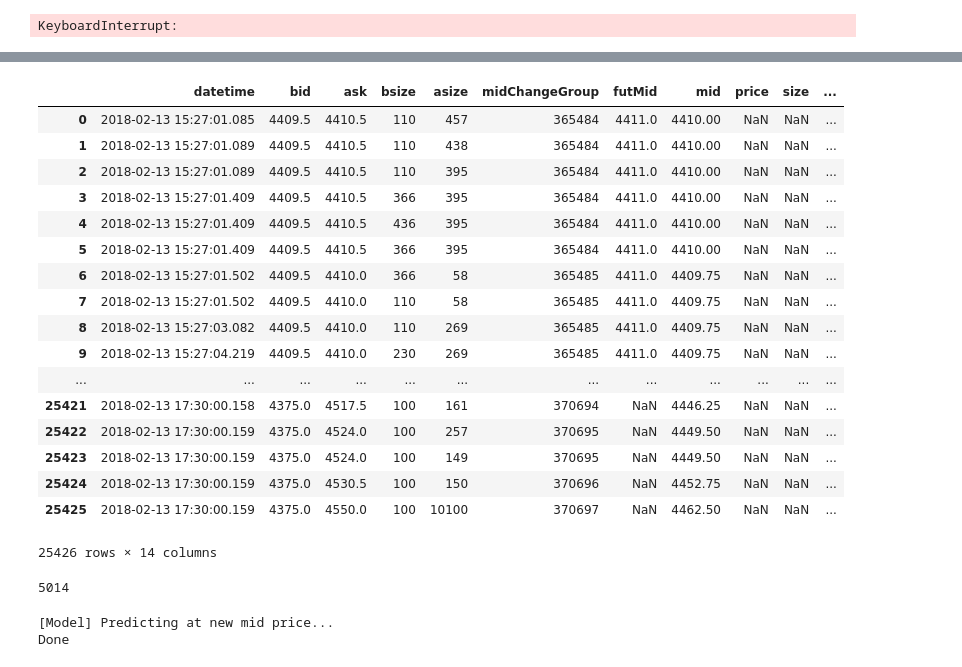
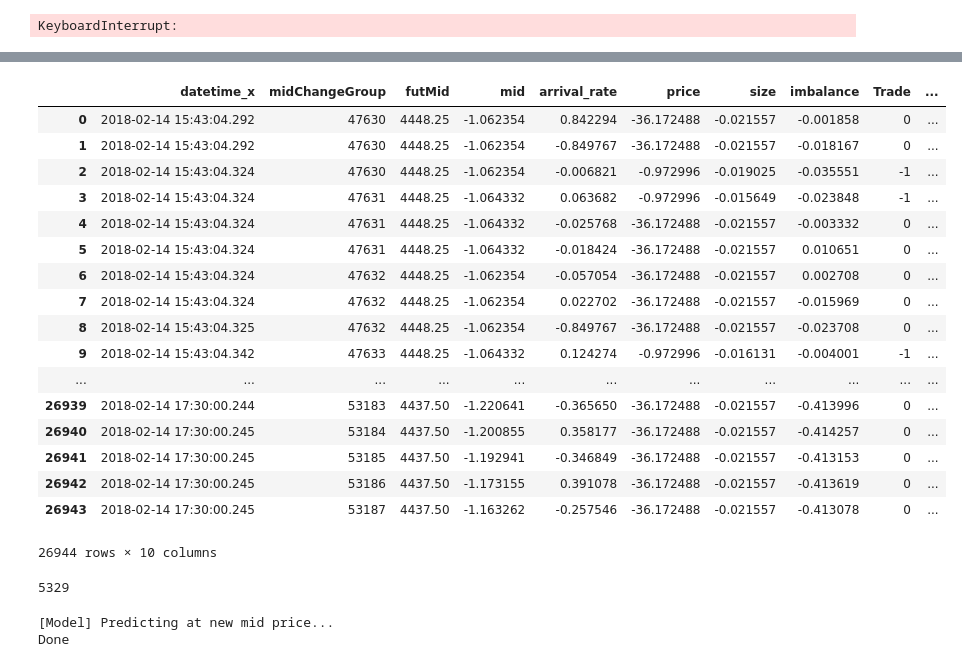
Before and after one commit to Vishwesh4/BDC_shaastra, a Jupyter notebook: model.ipynb, the cells around one changed output, grey strips where cells are left out. Drawn from its saved outputs; the diff is of its cells as text; code cells hidden in the pictures.

```diff
--- a/model.ipynb
+++ b/model.ipynb
@@ -436,8 +495,8 @@ df_test = feature_engg(df_quoteout,df_tradeout)
 
 # Normalise test data
 def norm_test(df_test):
-    columns = list(mean.index)
-    df_test.loc[:,columns] = (df_test.loc[:,columns] - mean)/std
+    columns = list(Mean.index)
+    df_test.loc[:,columns] = (df_test.loc[:,columns] - Mean)/Std
     return df_test
 
 # Normalizing test data using the mean and std obtained from the training data
@@ -446,7 +505,7 @@ df_std.reset_index(inplace = True, drop = True)
 
 # Saving as CSV
 print('Saving as CSV...')
-df_std.to_csv('merged_test.csv')
+# df_std.to_csv('merged_test.csv')
 df_std.info()
 # %% [output]
 Saving as CSV...
@@ -480,36 +539,37 @@ data_test = DataLoader(configs['data']['test_filename'],1,configs['data']['colum
 x_test, y_test = data_test.get_test_data(seq_len=configs['data']['sequence_length'],normalise=configs['data']['normalise'])
 # %%
 #To find the indicies where mid price changes
-i_split = int(len(df_std) * 0.9848)
-data_test  = df.iloc[i_split:]
+i_split = int(len(df_std) * 0.87)
+data_test  = df_std.iloc[i_split:]
 data_test=data_test.reset_index(inplace=False,drop=True)
 data_test
 # %% [output]
-|  | datetime | bid | ask | bsize | asize | midChangeGroup | futMid | mid | price | size | ... |
-| 0 | 2018-02-13 15:27:01.085 | 4409.5 | 4410.5 | 110 | 457 | 365484 | 4411.0 | 4410.00 | NaN | NaN | ... |
-| 1 | 2018-02-13 15:27:01.089 | 4409.5 | 4410.5 | 110 | 438 | 365484 | 4411.0 | 4410.00 | NaN | NaN | ... |
-| 2 | 2018-02-13 15:27:01.089 | 4409.5 | 4410.5 | 110 | 395 | 365484 | 4411.0 | 4410.00 | NaN | NaN | ... |
-| 3 | 2018-02-13 15:27:01.409 | 4409.5 | 4410.5 | 366 | 395 | 365484 | 4411.0 | 4410.00 | NaN | NaN | ... |
-| 4 | 2018-02-13 15:27:01.409 | 4409.5 | 4410.5 | 436 | 395 | 365484 | 4411.0 | 4410.00 | NaN | NaN | ... |
-| 5 | 2018-02-13 15:27:01.409 | 4409.5 | 4410.5 | 366 | 395 | 365484 | 4411.0 | 4410.00 | NaN | NaN | ... |
-| 6 | 2018-02-13 15:27:01.502 | 4409.5 | 4410.0 | 366 | 58 | 365485 | 4411.0 | 4409.75 | NaN | NaN | ... |
-| 7 | 2018-02-13 15:27:01.502 | 4409.5 | 4410.0 | 110 | 58 | 365485 | 4411.0 | 4409.75 | NaN | NaN | ... |
-| 8 | 2018-02-13 15:27:03.082 | 4409.5 | 4410.0 | 110 | 269 | 365485 | 4411.0 | 4409.75 | NaN | NaN | ... |
-| 9 | 2018-02-13 15:27:04.219 | 4409.5 | 4410.0 | 230 | 269 | 365485 | 4411.0 | 4409.75 | NaN | NaN | ... |
-| ... | ... | ... | ... | ... | ... | ... | ... | ... | ... | ... | ... |
-| 25421 | 2018-02-13 17:30:00.158 | 4375.0 | 4517.5 | 100 | 161 | 370694 | NaN | 4446.25 | NaN | NaN | ... |
-| 25422 | 2018-02-13 17:30:00.159 | 4375.0 | 4524.0 | 100 | 257 | 370695 | NaN | 4449.50 | NaN | NaN | ... |
-| 25423 | 2018-02-13 17:30:00.159 | 4375.0 | 4524.0 | 100 | 149 | 370695 | NaN | 4449.50 | NaN | NaN | ... |
-| 25424 | 2018-02-13 17:30:00.159 | 4375.0 | 4530.5 | 100 | 150 | 370696 | NaN | 4452.75 | NaN | NaN | ... |
-| 25425 | 2018-02-13 17:30:00.159 | 4375.0 | 4550.0 | 100 | 10100 | 370697 | NaN | 4462.50 | NaN | NaN | ... |
+|  | datetime_x | midChangeGroup | futMid | mid | arrival_rate | price | size | imbalance | Trade | ... |
+| 0 | 2018-02-14 15:43:04.292 | 47630 | 4448.25 | -1.062354 | 0.842294 | -36.172488 | -0.021557 | -0.001858 | 0 | ... |
+| 1 | 2018-02-14 15:43:04.292 | 47630 | 4448.25 | -1.062354 | -0.849767 | -36.172488 | -0.021557 | -0.018167 | 0 | ... |
+| 2 | 2018-02-14 15:43:04.324 | 47630 | 4448.25 | -1.062354 | -0.006821 | -0.972996 | -0.019025 | -0.035551 | -1 | ... |
+| 3 | 2018-02-14 15:43:04.324 | 47631 | 4448.25 | -1.064332 | 0.063682 | -0.972996 | -0.015649 | -0.023848 | -1 | ... |
+| 4 | 2018-02-14 15:43:04.324 | 47631 | 4448.25 | -1.064332 | -0.025768 | -36.172488 | -0.021557 | -0.003332 | 0 | ... |
+| 5 | 2018-02-14 15:43:04.324 | 47631 | 4448.25 | -1.064332 | -0.018424 | -36.172488 | -0.021557 | 0.010651 | 0 | ... |
+| 6 | 2018-02-14 15:43:04.324 | 47632 | 4448.25 | -1.062354 | -0.057054 | -36.172488 | -0.021557 | 0.002708 | 0 | ... |
+| 7 | 2018-02-14 15:43:04.324 | 47632 | 4448.25 | -1.062354 | 0.022702 | -36.172488 | -0.021557 | -0.015969 | 0 | ... |
+| 8 | 2018-02-14 15:43:04.325 | 47632 | 4448.25 | -1.062354 | -0.849767 | -36.172488 | -0.021557 | -0.023708 | 0 | ... |
+| 9 | 2018-02-14 15:43:04.342 | 47633 | 4448.25 | -1.064332 | 0.124274 | -0.972996 | -0.016131 | -0.004001 | -1 | ... |
+| ... | ... | ... | ... | ... | ... | ... | ... | ... | ... | ... |
+| 26939 | 2018-02-14 17:30:00.244 | 53183 | 4437.50 | -1.220641 | -0.365650 | -36.172488 | -0.021557 | -0.413996 | 0 | ... |
+| 26940 | 2018-02-14 17:30:00.245 | 53184 | 4437.50 | -1.200855 | 0.358177 | -36.172488 | -0.021557 | -0.414257 | 0 | ... |
+| 26941 | 2018-02-14 17:30:00.245 | 53185 | 4437.50 | -1.192941 | -0.346849 | -36.172488 | -0.021557 | -0.413153 | 0 | ... |
+| 26942 | 2018-02-14 17:30:00.245 | 53186 | 4437.50 | -1.173155 | 0.391078 | -36.172488 | -0.021557 | -0.413619 | 0 | ... |
+| 26943 | 2018-02-14 17:30:00.245 | 53187 | 4437.50 | -1.163262 | -0.257546 | -36.172488 | -0.021557 | -0.413078 | 0 | ... |
-25426 rows × 14 columns
+26944 rows × 10 columns
 # %%
 # To get indices where mid price changes
 indice_loc= data_test.midChangeGroup.drop_duplicates(keep='first', inplace=False).index
 indice_loc = list(indice_loc)
 indice_loc=[i for i in indice_loc if i<(indice_loc[-1]-990)]
+print(len(indice_loc))
 # %% [output]
-5014
+5329
 # %%
 #We have for 30 secs that is 200 time steps hence
 # prediction = model.predict_at_new_mid(x_test, configs['data']['sequence_length'],200,indice_loc)
```
Also changed, not shown: parts of 18 cells of this notebook, 9 other files.
